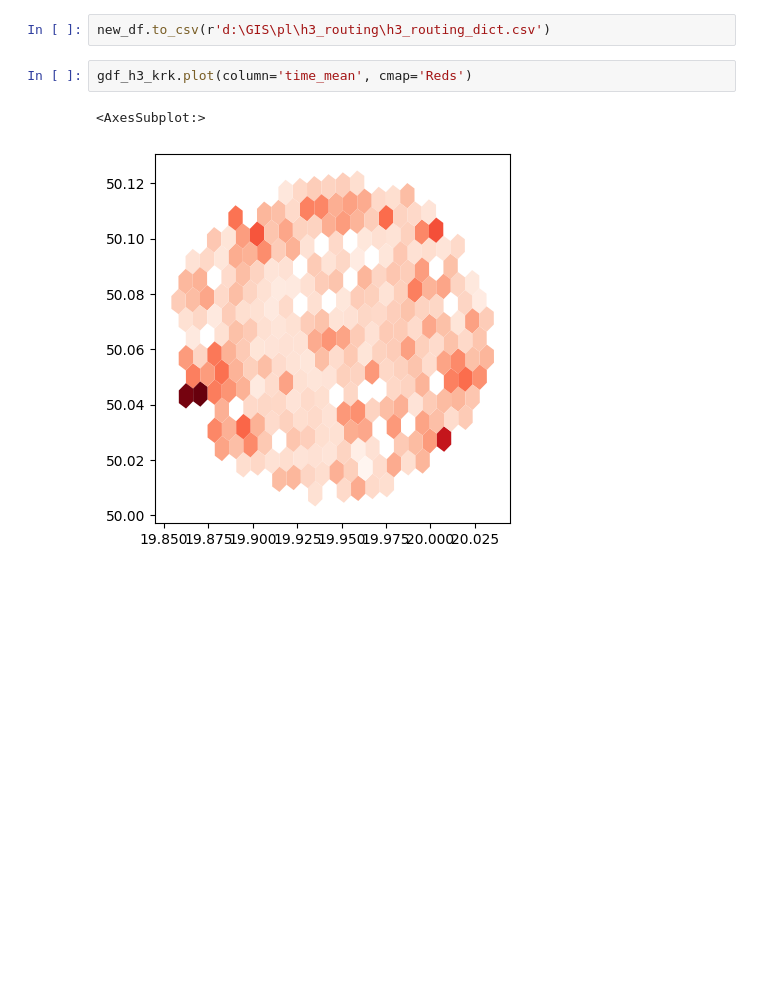
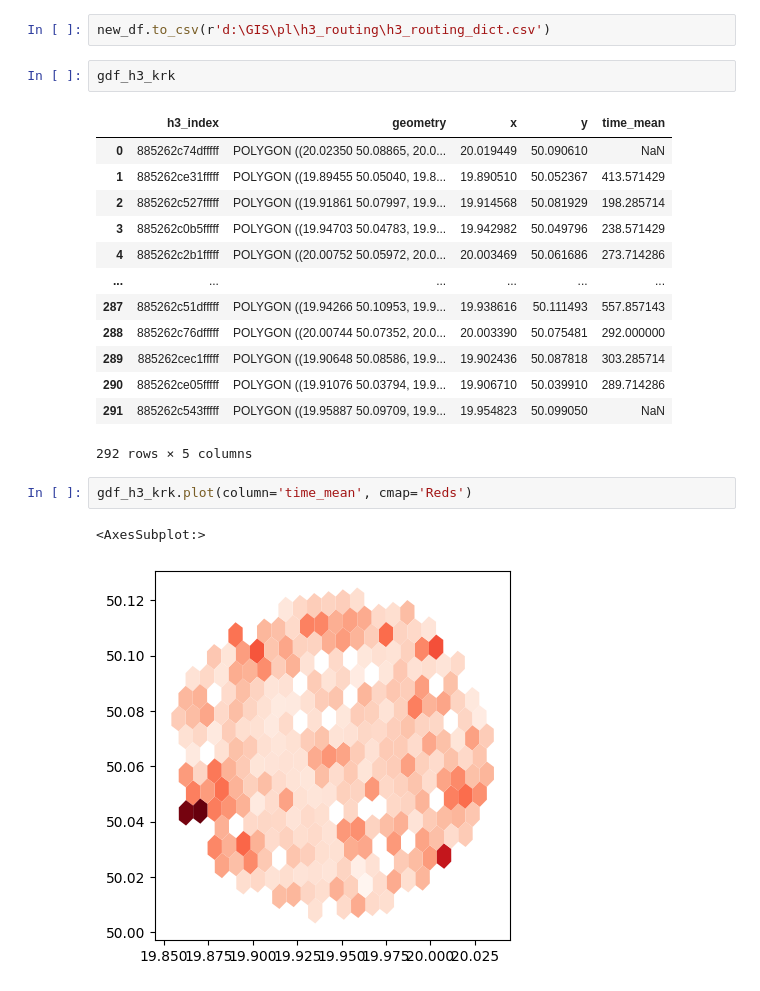
Before and after one commit to marcinszwagrzyk/marcinszwagrzyk.github.io, a Jupyter notebook: h3_tas/H3_routing.ipynb, the cells around one changed output. Drawn from its saved outputs; the diff is of its cells as text; blank space fills up the shorter version.

```diff
--- a/h3_tas/H3_routing.ipynb
+++ b/h3_tas/H3_routing.ipynb
@@ -82,5 +99,21 @@ pass
 # %%
 new_df.to_csv(r'd:\GIS\pl\h3_routing\h3_routing_dict.csv')
+# %%
+gdf_h3_krk
+# %% [output]
+|  | h3_index | geometry | x | y | time_mean |
+| 0 | 885262c74dfffff | POLYGON ((20.02350 50.08865, 20.0... | 20.019449 | 50.090610 | NaN |
+| 1 | 885262ce31fffff | POLYGON ((19.89455 50.05040, 19.8... | 19.890510 | 50.052367 | 413.571429 |
+| 2 | 885262c527fffff | POLYGON ((19.91861 50.07997, 19.9... | 19.914568 | 50.081929 | 198.285714 |
+| 3 | 885262c0b5fffff | POLYGON ((19.94703 50.04783, 19.9... | 19.942982 | 50.049796 | 238.571429 |
+| 4 | 885262c2b1fffff | POLYGON ((20.00752 50.05972, 20.0... | 20.003469 | 50.061686 | 273.714286 |
+| ... | ... | ... | ... | ... | ... |
+| 287 | 885262c51dfffff | POLYGON ((19.94266 50.10953, 19.9... | 19.938616 | 50.111493 | 557.857143 |
+| 288 | 885262c76dfffff | POLYGON ((20.00744 50.07352, 20.0... | 20.003390 | 50.075481 | 292.000000 |
+| 289 | 885262cec1fffff | POLYGON ((19.90648 50.08586, 19.9... | 19.902436 | 50.087818 | 303.285714 |
+| 290 | 885262ce05fffff | POLYGON ((19.91076 50.03794, 19.9... | 19.906710 | 50.039910 | 289.714286 |
+| 291 | 885262c543fffff | POLYGON ((19.95887 50.09709, 19.9... | 19.954823 | 50.099050 | NaN |
+292 rows × 5 columns
 # %%
 gdf_h3_krk.plot(column='time_mean', cmap='Reds')
 # %% [output]
```
Also changed, not shown: parts of 2 cells of this notebook.
